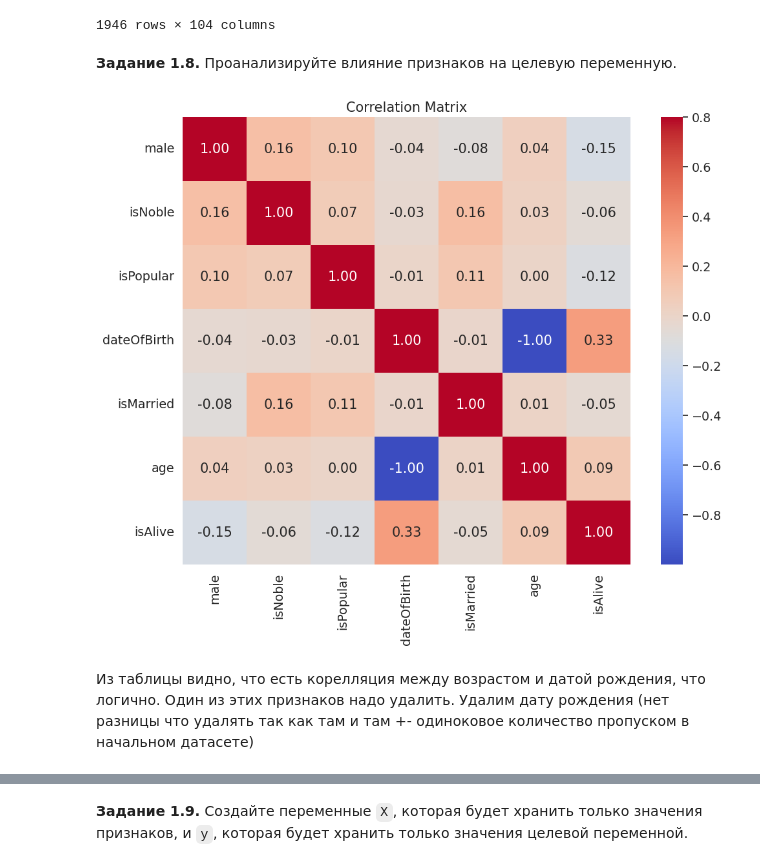
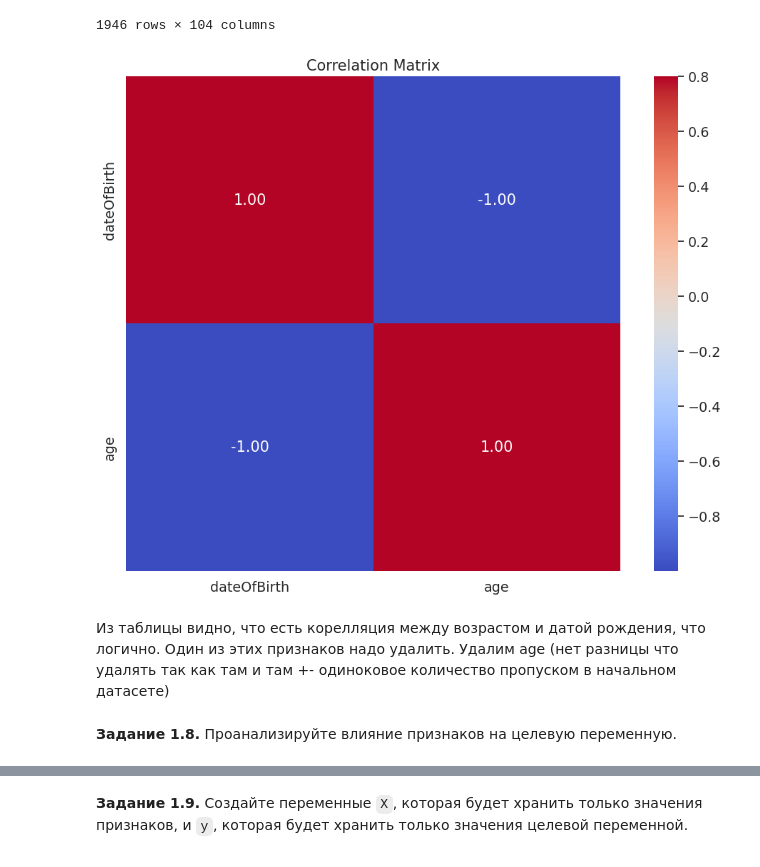
Before and after one commit to RedkinDenis/DeepLearning, a Jupyter notebook: week_01_ml_intro/Homework/hw_1_game_of_thrones.ipynb, the cells around one changed output, grey strips where cells are left out. Drawn from its saved outputs; the diff is of its cells as text; code cells hidden in the pictures.

```diff
--- a/week_01_ml_intro/Homework/hw_1_game_of_thrones.ipynb
+++ b/week_01_ml_intro/Homework/hw_1_game_of_thrones.ipynb
@@ -310,3 +311,14 @@ data
 | 1945 | 1 | 268.0 | 0 | 0 | 268.0 | NaN | 0 | 0 | ... |
 | 1946 | 1 | 220.0 | 1 | 1 | 47.0 | NaN | 0 | 1 | ... |
 1946 rows × 104 columns
+# %%
+# анализ количественных призанков на предмет корелляции
+corr_mat = data[['dateOfBirth', 'age']].corr()
+plt.figure(figsize=(12, 9))
+sns.heatmap(corr_mat, vmax=.8, square=True, annot=True, fmt='.2f', cmap='coolwarm', cbar=True)
+plt.title('Correlation Matrix')
+plt.show()
+# %% [output]
+[figure, added]
+# %% [markdown]
+Из таблицы видно, что есть корелляция между возрастом и датой рождения, что логично. Один из этих признаков надо удалить. Удалим age (нет разницы что удалять так как там и там +- одиноковое количество пропуском в начальном датасете)
@@ -313,12 +327,2 @@ data
 # %% [markdown]
 **Задание 1.8.** Проанализируйте влияние признаков на целевую переменную.
-# %%
-corr_mat = data[['male', 'isNoble', 'isPopular', 'dateOfBirth', 'isMarried', 'age', 'isAlive']].corr()
-plt.figure(figsize=(12, 9))
-sns.heatmap(corr_mat, vmax=.8, square=True, annot=True, fmt='.2f', cmap='coolwarm', cbar=True)
-plt.title('Correlation Matrix')
-plt.show()
-# %% [output]
-[figure, removed]
-# %% [markdown]
-Из таблицы видно, что есть корелляция между возрастом и датой рождения, что логично. Один из этих признаков надо удалить. Удалим дату рождения (нет разницы что удалять так как там и там +- одиноковое количество пропуском в начальном датасете)
```
Also changed, not shown: parts of 28 cells of this notebook.
